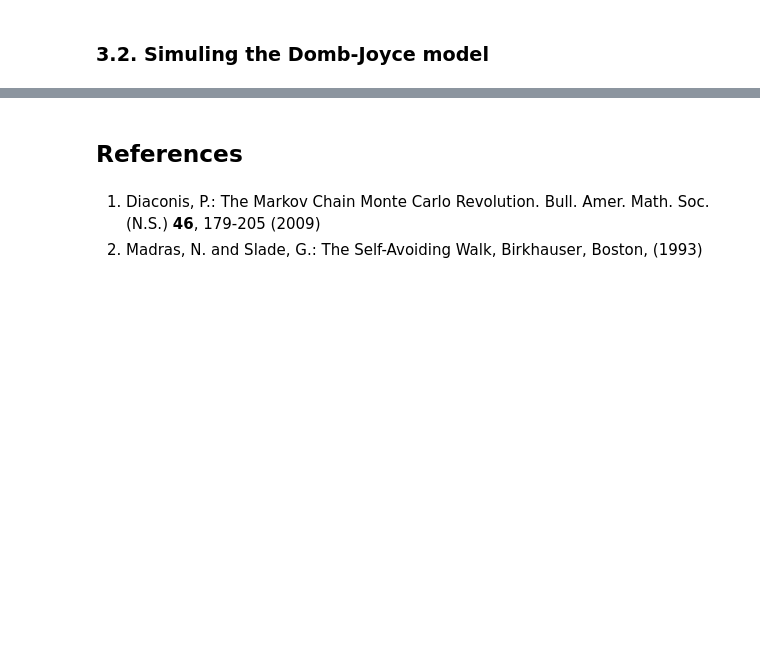
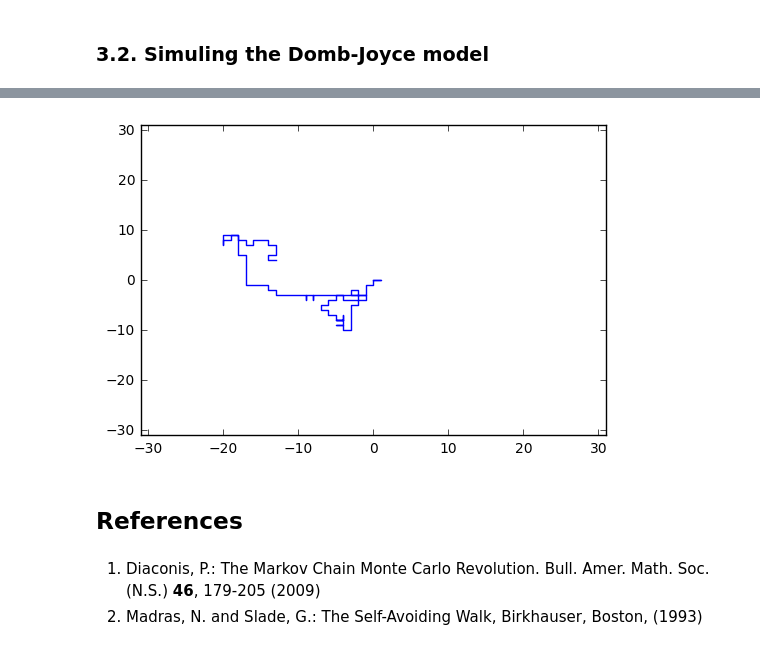
Before and after one commit to bencwallace/saw, a Jupyter notebook: saw-simulation.ipynb, the cells around one changed output, grey strips where cells are left out. Saved outputs shown, nothing was run; the diff lists cells and outputs as text; code cells hidden in the pictures; blank space fills up the shorter version.

```diff
--- a/saw-simulation.ipynb
+++ b/saw-simulation.ipynb
@@ -135,0 +139,2 @@ Implement the Metropolis algorithm for Domb-Joyce
+# %%
+w = saw.saw(100, 5)
@@ -136,3 +163,7 @@ Implement the Metropolis algorithm for Domb-Joyce
+# %%
+saw.plotwalk(w, '-')
+# %% [output]
+[figure, added]
 # %% [markdown]
 ## References
 # %% [markdown]
```
Also changed, not shown: parts of 19 cells of this notebook.
